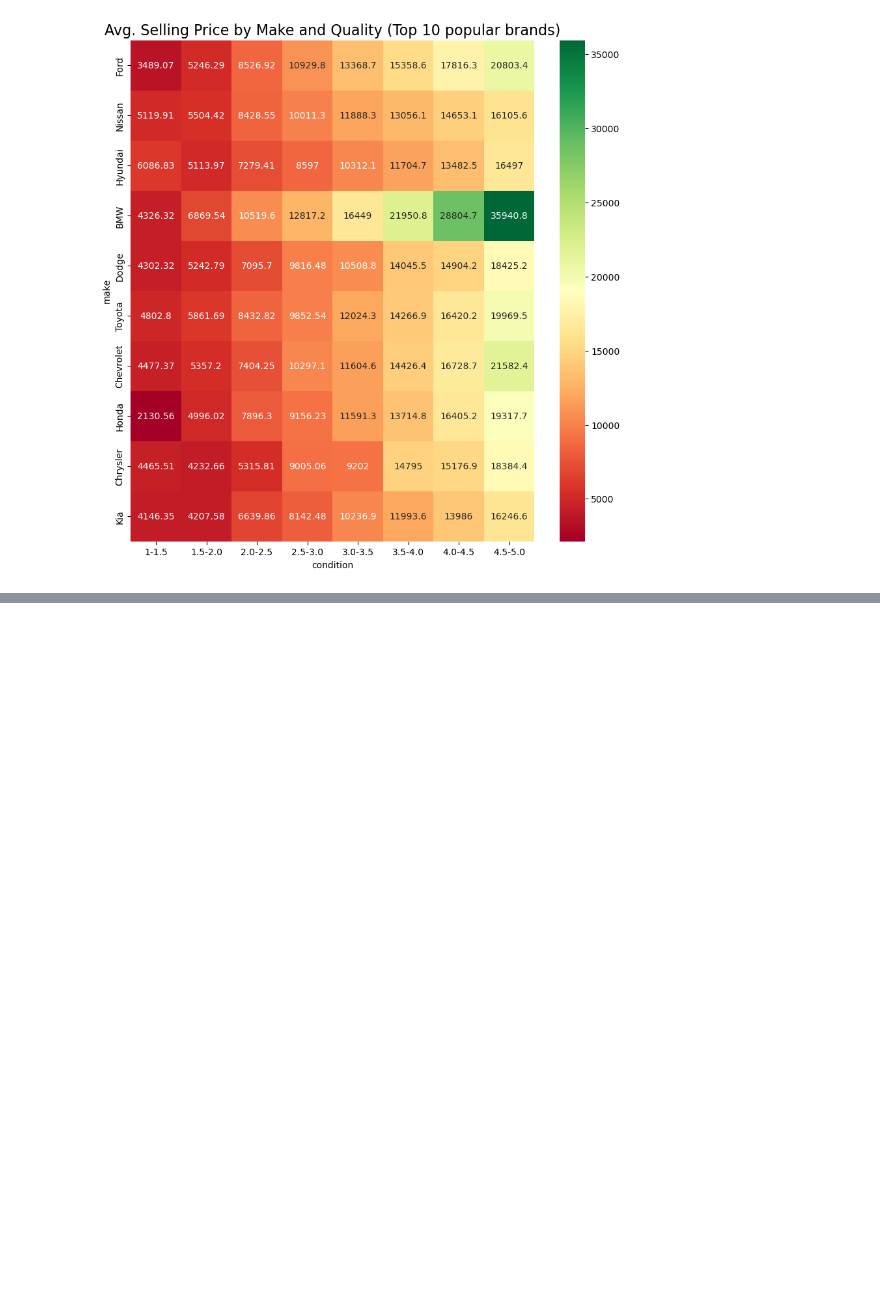
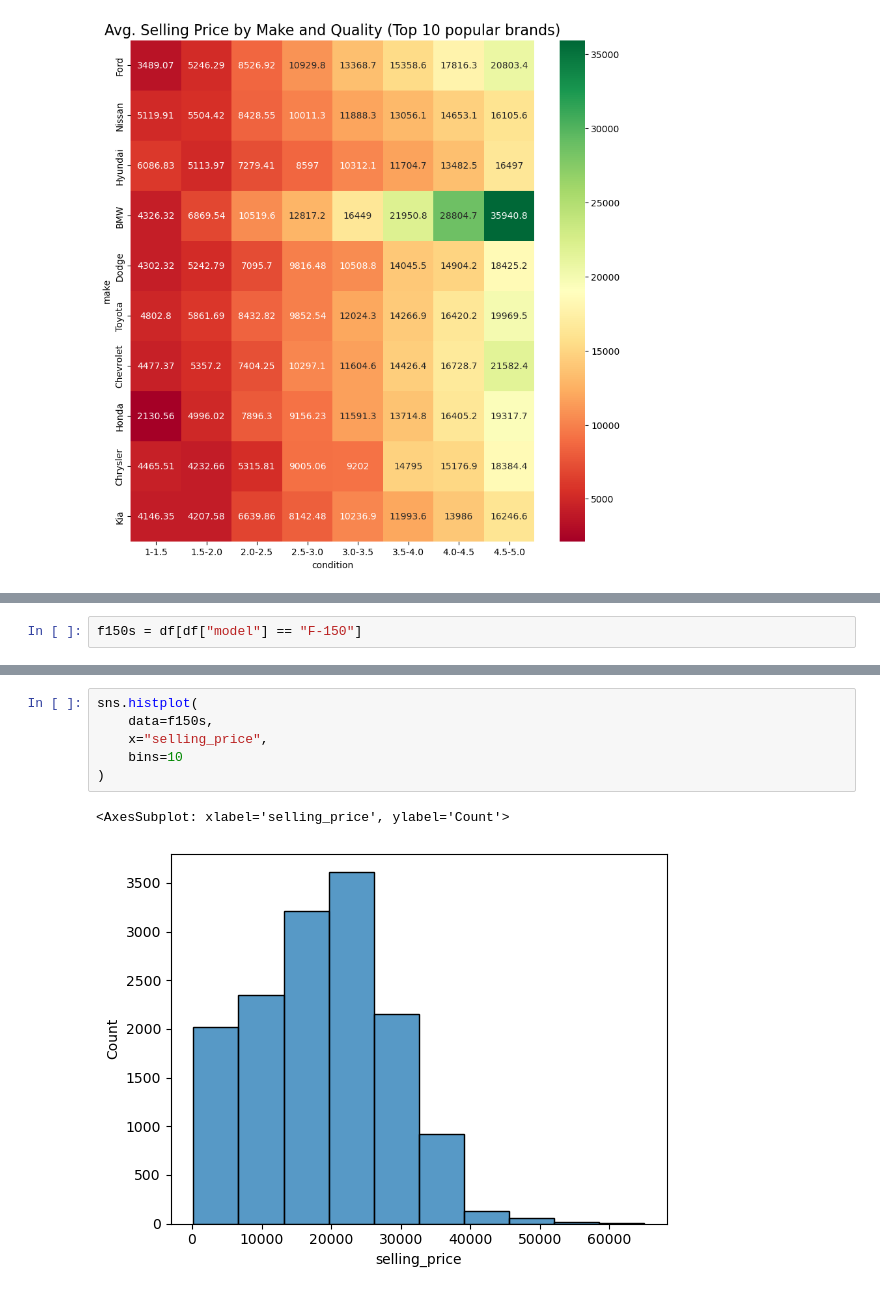
Before and after one commit to MeetPatel89/car_sales_analysis, a Jupyter notebook: notebook.ipynb, the cells around one changed output, grey strips where cells are left out. Drawn from its saved outputs; the diff is of its cells as text; blank space fills up the shorter version.

Commit message:
plot histogram of selling price distributin for Ford 150s

```diff
--- a/notebook.ipynb
+++ b/notebook.ipynb
@@ -297,0 +303,2 @@ sns.heatmap(
+# %%
+f150s = df[df["model"] == "F-150"]
@@ -297,0 +315,9 @@ sns.heatmap(
+# %%
+sns.histplot(
+    data=f150s,
+    x="selling_price",
+    bins=10
+)
+# %% [output]
+<AxesSubplot: xlabel='selling_price', ylabel='Count'>
+[figure, added]
```
Also changed, not shown: parts of 2 cells of this notebook.
